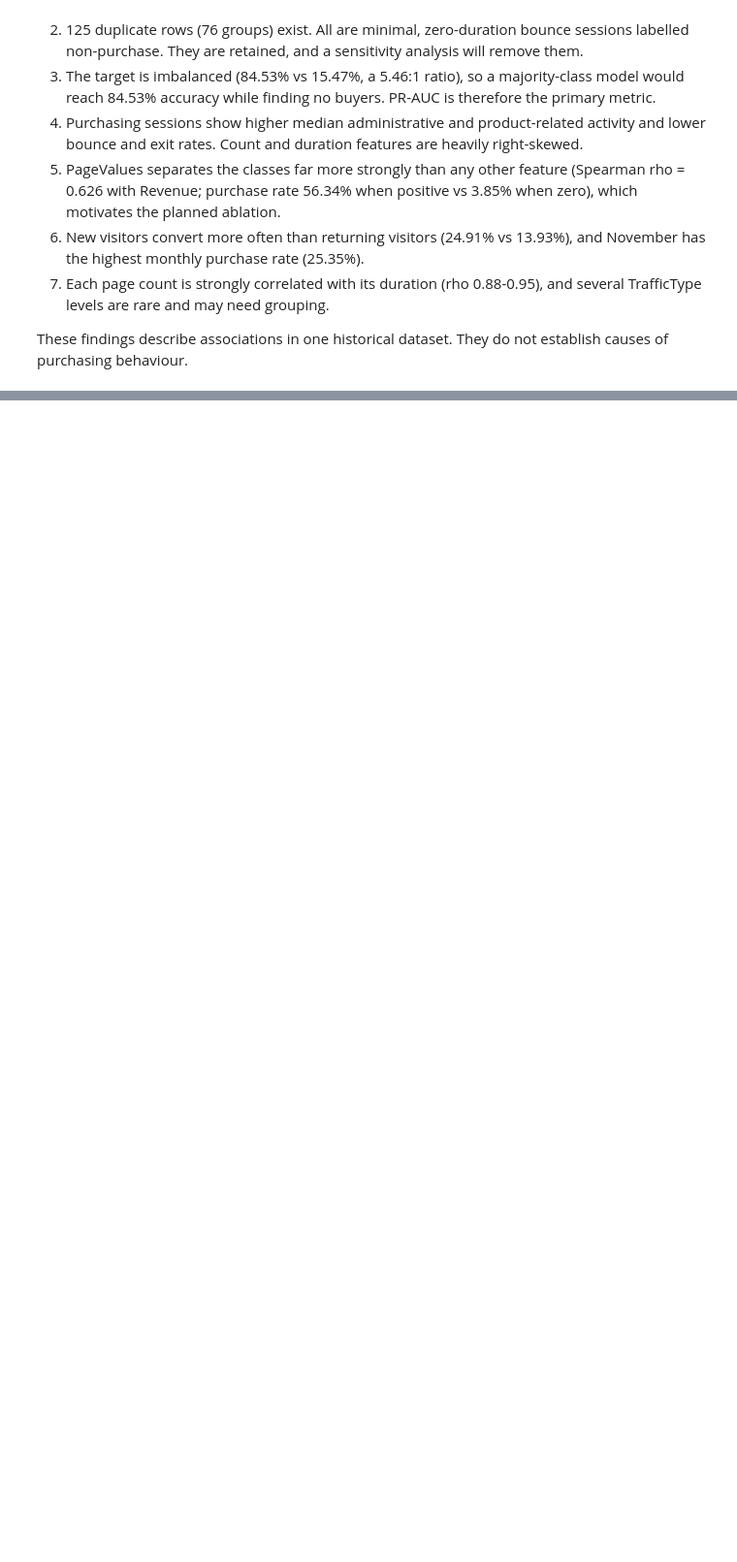
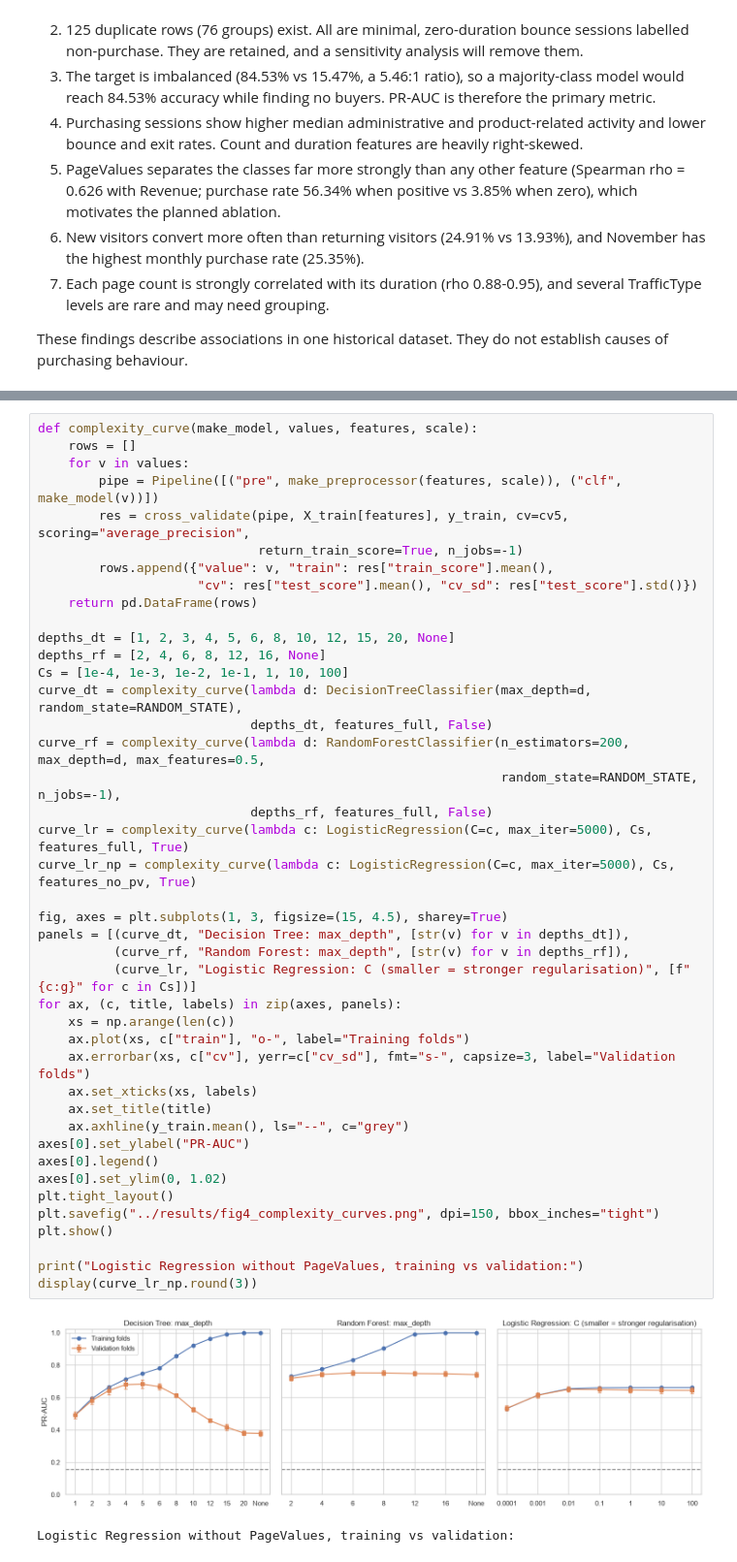
Before and after one commit to PriyankaYakkateela/online-shopper-purchase-prediction, a Jupyter notebook: notebooks/Online_Shopper_EDA.ipynb, the cells around one changed output, grey strips where cells are left out. Shown at 97% size. Saved outputs shown, nothing was run; the diff lists cells and outputs as text; blank space fills up the shorter version.

```diff
--- a/notebooks/Online_Shopper_EDA.ipynb
+++ b/notebooks/Online_Shopper_EDA.ipynb
@@ -467,0 +860,45 @@ These findings describe associations in one historical dataset. They do not esta
+# %%
+def complexity_curve(make_model, values, features, scale):
+    rows = []
+    for v in values:
+        pipe = Pipeline([("pre", make_preprocessor(features, scale)), ("clf", make_model(v))])
+        res = cross_validate(pipe, X_train[features], y_train, cv=cv5, scoring="average_precision",
+                             return_train_score=True, n_jobs=-1)
+        rows.append({"value": v, "train": res["train_score"].mean(),
+                     "cv": res["test_score"].mean(), "cv_sd": res["test_score"].std()})
+    return pd.DataFrame(rows)
+
+depths_dt = [1, 2, 3, 4, 5, 6, 8, 10, 12, 15, 20, None]
+depths_rf = [2, 4, 6, 8, 12, 16, None]
+Cs = [1e-4, 1e-3, 1e-2, 1e-1, 1, 10, 100]
+curve_dt = complexity_curve(lambda d: DecisionTreeClassifier(max_depth=d, random_state=RANDOM_STATE),
+                            depths_dt, features_full, False)
+curve_rf = complexity_curve(lambda d: RandomForestClassifier(n_estimators=200, max_depth=d, max_features=0.5,
+                                                             random_state=RANDOM_STATE, n_jobs=-1),
+                            depths_rf, features_full, False)
+curve_lr = complexity_curve(lambda c: LogisticRegression(C=c, max_iter=5000), Cs, features_full, True)
+curve_lr_np = complexity_curve(lambda c: LogisticRegression(C=c, max_iter=5000), Cs, features_no_pv, True)
+
+fig, axes = plt.subplots(1, 3, figsize=(15, 4.5), sharey=True)
+panels = [(curve_dt, "Decision Tree: max_depth", [str(v) for v in depths_dt]),
+          (curve_rf, "Random Forest: max_depth", [str(v) for v in depths_rf]),
+          (curve_lr, "Logistic Regression: C (smaller = stronger regularisation)", [f"{c:g}" for c in Cs])]
+for ax, (c, title, labels) in zip(axes, panels):
+    xs = np.arange(len(c))
+    ax.plot(xs, c["train"], "o-", label="Training folds")
+    ax.errorbar(xs, c["cv"], yerr=c["cv_sd"], fmt="s-", capsize=3, label="Validation folds")
+    ax.set_xticks(xs, labels)
+    ax.set_title(title)
+    ax.axhline(y_train.mean(), ls="--", c="grey")
+axes[0].set_ylabel("PR-AUC")
+axes[0].legend()
+axes[0].set_ylim(0, 1.02)
+plt.tight_layout()
+plt.savefig("../results/fig4_complexity_curves.png", dpi=150, bbox_inches="tight")
+plt.show()
+
+print("Logistic Regression without PageValues, training vs validation:")
+display(curve_lr_np.round(3))
+# %% [output]
+[figure, added]
+Logistic Regression without PageValues, training vs validation:
```
Also changed, not shown: parts of 24 cells of this notebook, 15 other files.
